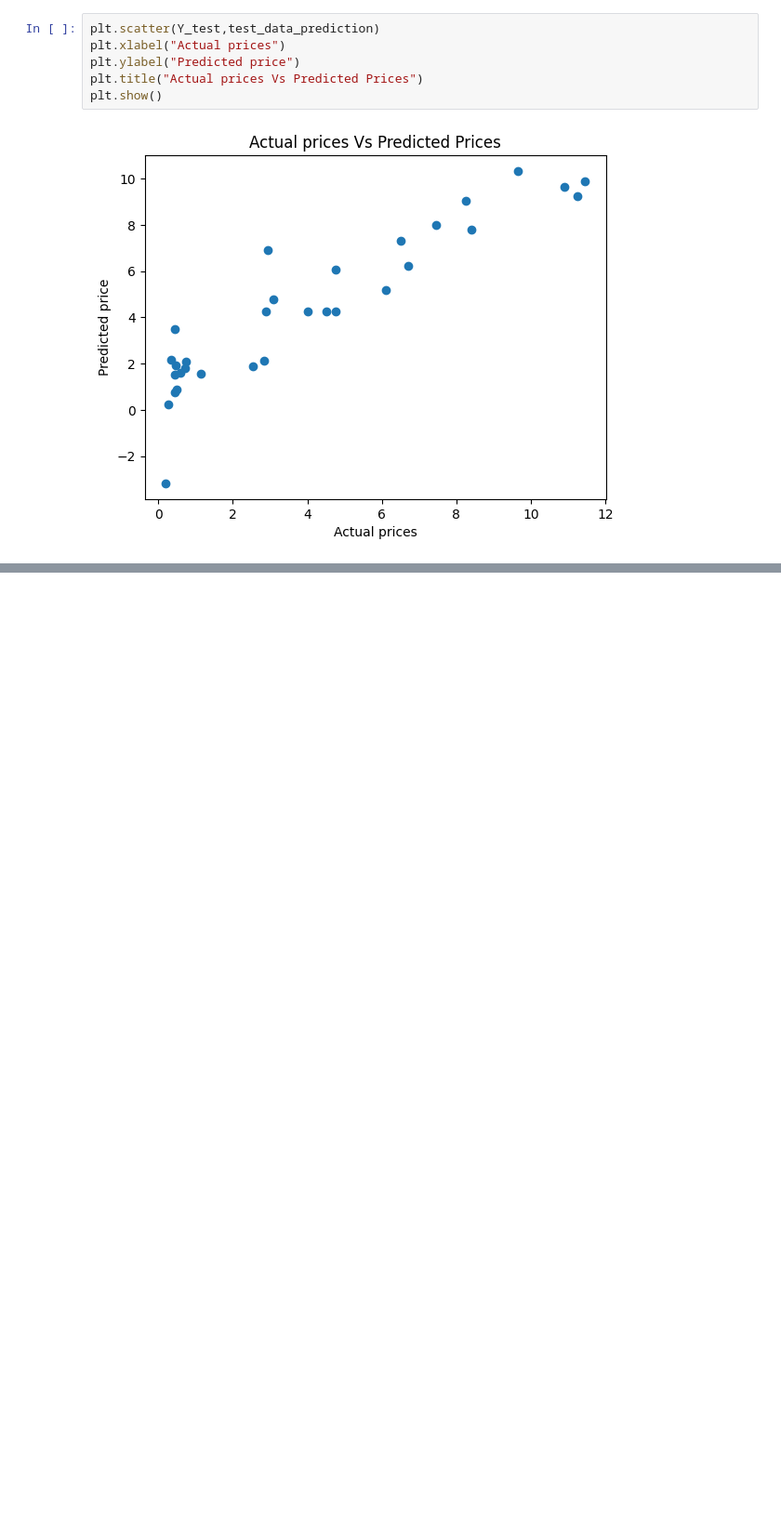
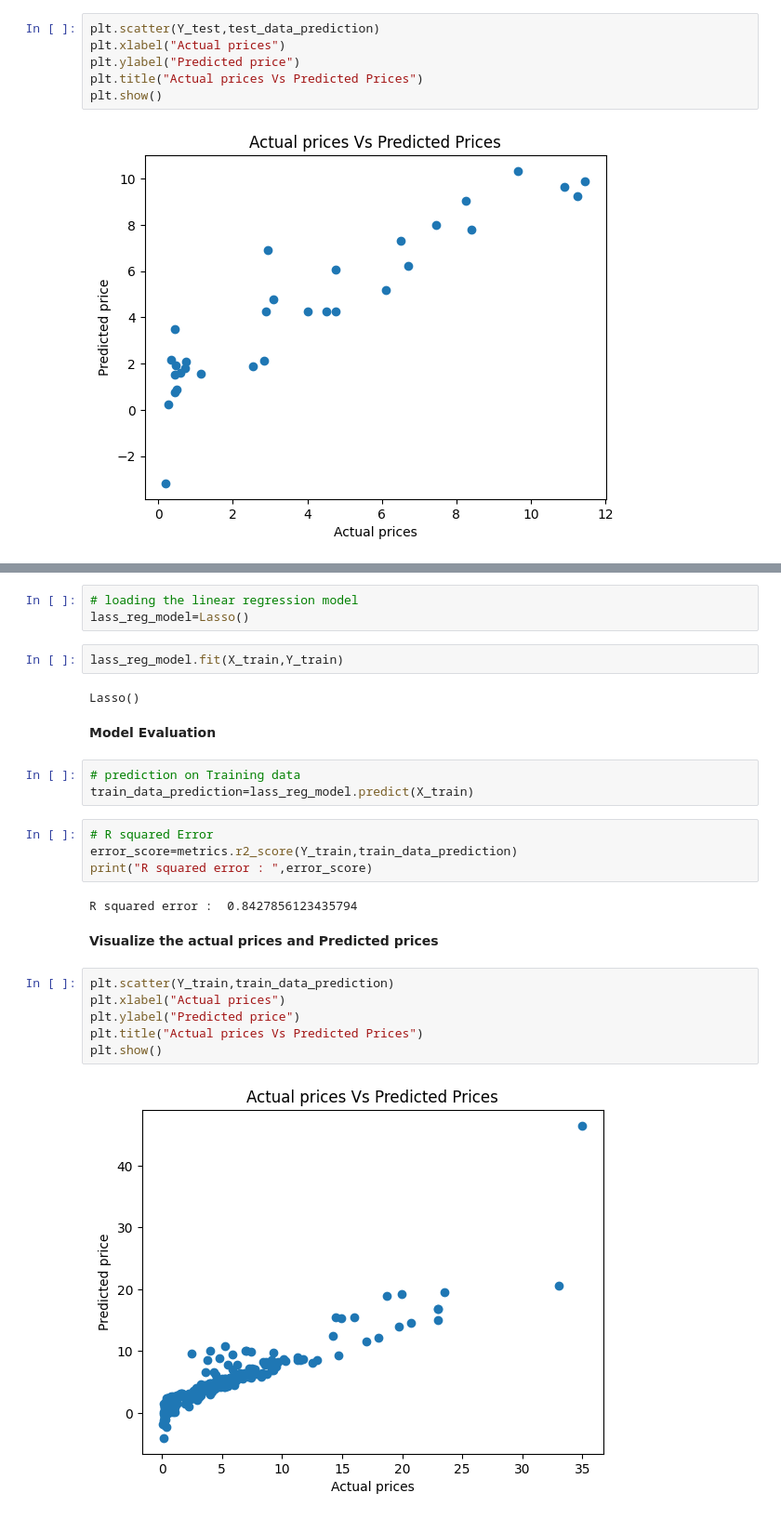
Before and after one commit to najnin26/ML_Algo_Implement, a Jupyter notebook: Regression/car-price-prediction.ipynb, the cells around one changed output, grey strips where cells are left out. Shown: that part at 93% size. Cells and saved outputs as stored; diff of their text form; blank space fills up the shorter version.

Commit message:
Kaggle Notebook | Car Price Prediction

```diff
--- a/Regression/car-price-prediction.ipynb
+++ b/Regression/car-price-prediction.ipynb
@@ -192,0 +195,28 @@ plt.show()
+# %%
+# loading the linear regression model
+lass_reg_model=Lasso()
+# %%
+lass_reg_model.fit(X_train,Y_train)
+# %% [output]
+Lasso()
+# %% [markdown]
+**Model Evaluation**
+# %%
+# prediction on Training data
+train_data_prediction=lass_reg_model.predict(X_train)
+# %%
+# R squared Error
+error_score=metrics.r2_score(Y_train,train_data_prediction)
+print("R squared error : ",error_score)
+# %% [output]
+R squared error :  0.8427856123435794
+# %% [markdown]
+**Visualize the actual prices and Predicted prices**
+# %%
+plt.scatter(Y_train,train_data_prediction)
+plt.xlabel("Actual prices")
+plt.ylabel("Predicted price")
+plt.title("Actual prices Vs Predicted Prices")
+plt.show()
+# %% [output]
+[figure, added]
```
Also changed, not shown: parts of 4 cells of this notebook.
